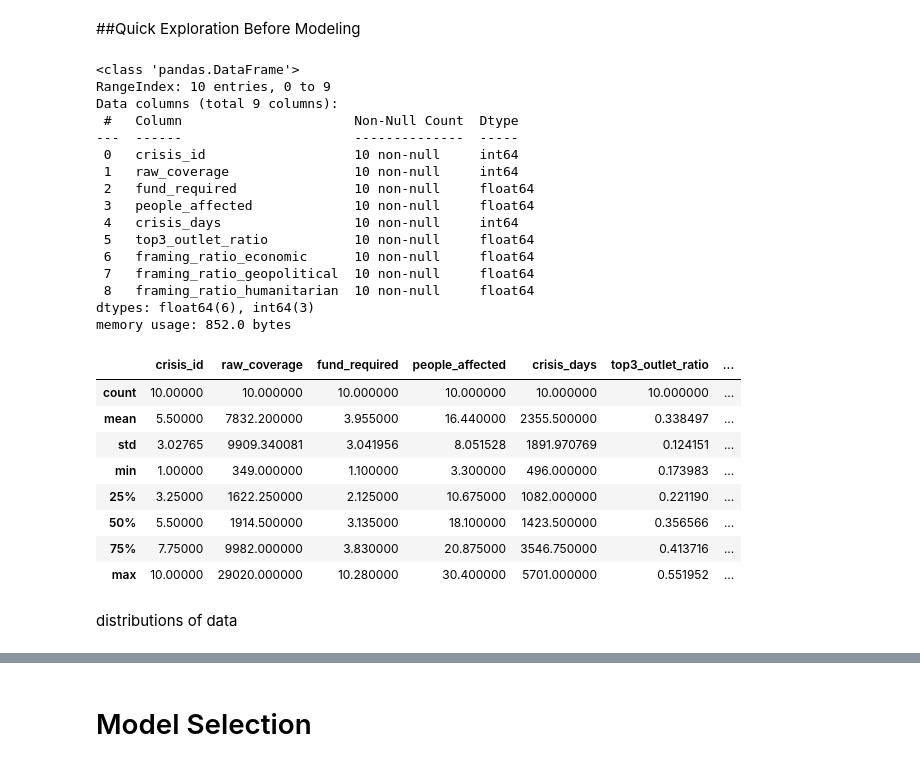
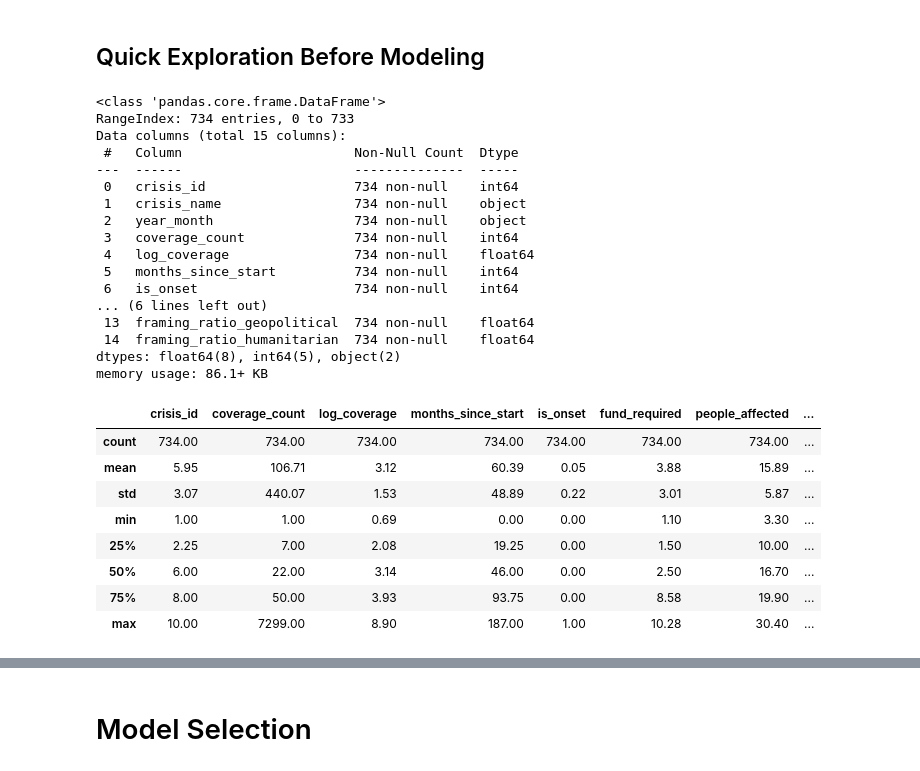
Before and after one commit to ashrithanarne/IDS_Project, a Jupyter notebook: notebooks/milestone_2/data_modeling.ipynb, the cells around one changed output, grey strips where cells are left out. Saved outputs shown, nothing was run; the diff lists cells and outputs as text; code cells hidden in the pictures.

```diff
--- a/notebooks/milestone_2/data_modeling.ipynb
+++ b/notebooks/milestone_2/data_modeling.ipynb
@@ -23,0 +25,5 @@ df.head()
+# %%
+df = pd.read_csv("../../data/processed/monthly_model_data.csv")
+
+print("Shape:", df.shape)
+df.head()
@@ -24,33 +38,33 @@ df.head()
 # %% [markdown]
-##Quick Exploration Before Modeling
+## Quick Exploration Before Modeling
 # %%
 df.info()
-df.describe()
+print()
+df.describe().round(2)
 # %% [output]
-<class 'pandas.DataFrame'>
-RangeIndex: 10 entries, 0 to 9
-Data columns (total 9 columns):
+<class 'pandas.core.frame.DataFrame'>
+RangeIndex: 734 entries, 0 to 733
+Data columns (total 15 columns):
  #   Column                      Non-Null Count  Dtype
 ---  ------                      --------------  -----
- 0   crisis_id                   10 non-null     int64
- 1   raw_coverage                10 non-null     int64
- 2   fund_required               10 non-null     float64
- 3   people_affected             10 non-null     float64
- 4   crisis_days                 10 non-null     int64
- 5   top3_outlet_ratio           10 non-null     float64
- 6   framing_ratio_economic      10 non-null     float64
- 7   framing_ratio_geopolitical  10 non-null     float64
- 8   framing_ratio_humanitarian  10 non-null     float64
-dtypes: float64(6), int64(3)
-memory usage: 852.0 bytes
+ 0   crisis_id                   734 non-null    int64
+ 1   crisis_name                 734 non-null    object
+ 2   year_month                  734 non-null    object
+ 3   coverage_count              734 non-null    int64
+ 4   log_coverage                734 non-null    float64
+ 5   months_since_start          734 non-null    int64
+ 6   is_onset                    734 non-null    int64
+... (6 lines left out)
+ 13  framing_ratio_geopolitical  734 non-null    float64
+ 14  framing_ratio_humanitarian  734 non-null    float64
+dtypes: float64(8), int64(5), object(2)
+memory usage: 86.1+ KB
-|  | crisis_id | raw_coverage | fund_required | people_affected | crisis_days | top3_outlet_ratio | ... |
-| count | 10.00000 | 10.000000 | 10.000000 | 10.000000 | 10.000000 | 10.000000 | ... |
-| mean | 5.50000 | 7832.200000 | 3.955000 | 16.440000 | 2355.500000 | 0.338497 | ... |
-| std | 3.02765 | 9909.340081 | 3.041956 | 8.051528 | 1891.970769 | 0.124151 | ... |
-| min | 1.00000 | 349.000000 | 1.100000 | 3.300000 | 496.000000 | 0.173983 | ... |
-| 25% | 3.25000 | 1622.250000 | 2.125000 | 10.675000 | 1082.000000 | 0.221190 | ... |
-| 50% | 5.50000 | 1914.500000 | 3.135000 | 18.100000 | 1423.500000 | 0.356566 | ... |
-| 75% | 7.75000 | 9982.000000 | 3.830000 | 20.875000 | 3546.750000 | 0.413716 | ... |
-| max | 10.00000 | 29020.000000 | 10.280000 | 30.400000 | 5701.000000 | 0.551952 | ... |
+|  | crisis_id | coverage_count | log_coverage | months_since_start | is_onset | fund_required | people_affected | ... |
+| count | 734.00 | 734.00 | 734.00 | 734.00 | 734.00 | 734.00 | 734.00 | ... |
+| mean | 5.95 | 106.71 | 3.12 | 60.39 | 0.05 | 3.88 | 15.89 | ... |
+| std | 3.07 | 440.07 | 1.53 | 48.89 | 0.22 | 3.01 | 5.87 | ... |
+| min | 1.00 | 1.00 | 0.69 | 0.00 | 0.00 | 1.10 | 3.30 | ... |
+| 25% | 2.25 | 7.00 | 2.08 | 19.25 | 0.00 | 1.50 | 10.00 | ... |
+| 50% | 6.00 | 22.00 | 3.14 | 46.00 | 0.00 | 2.50 | 16.70 | ... |
+| 75% | 8.00 | 50.00 | 3.93 | 93.75 | 0.00 | 8.58 | 19.90 | ... |
+| max | 10.00 | 7299.00 | 8.90 | 187.00 | 1.00 | 10.28 | 30.40 | ... |
-# %% [markdown]
-distributions of data
```
Also changed, not shown: parts of 49 cells of this notebook, 11 other files.
